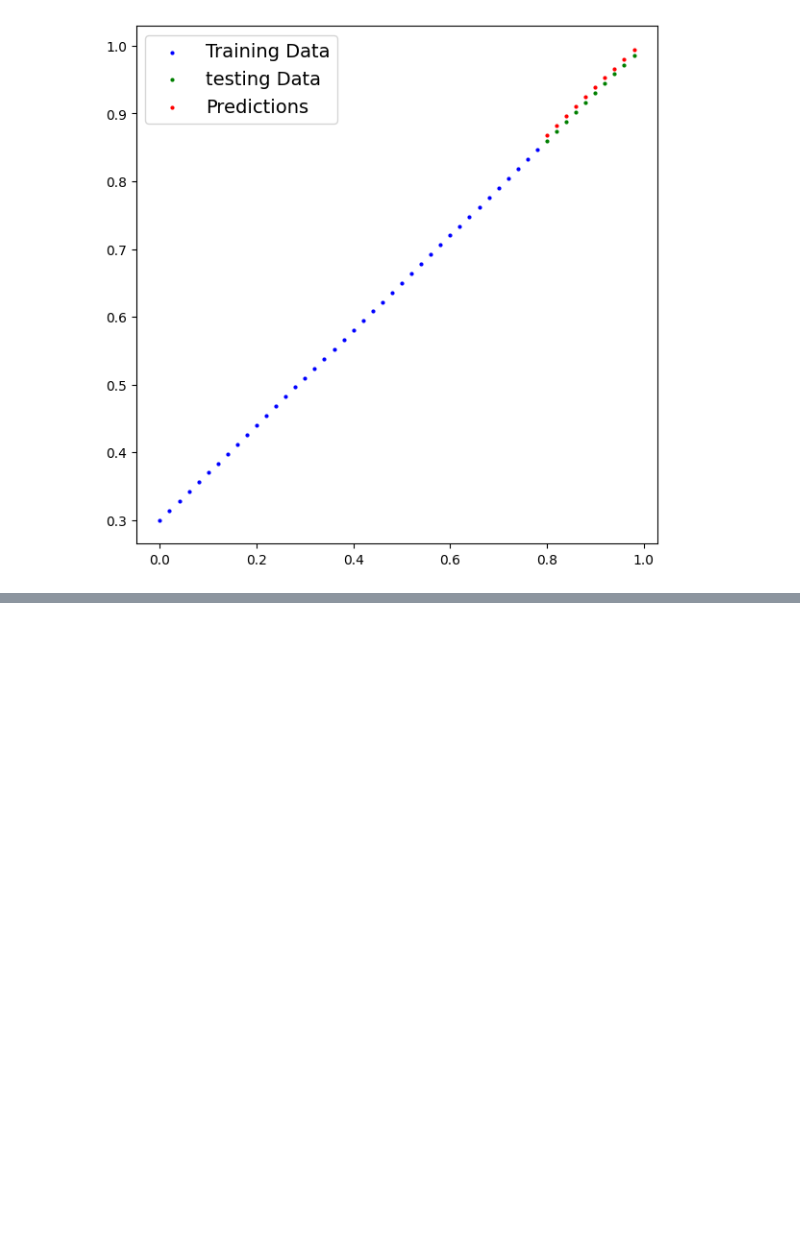
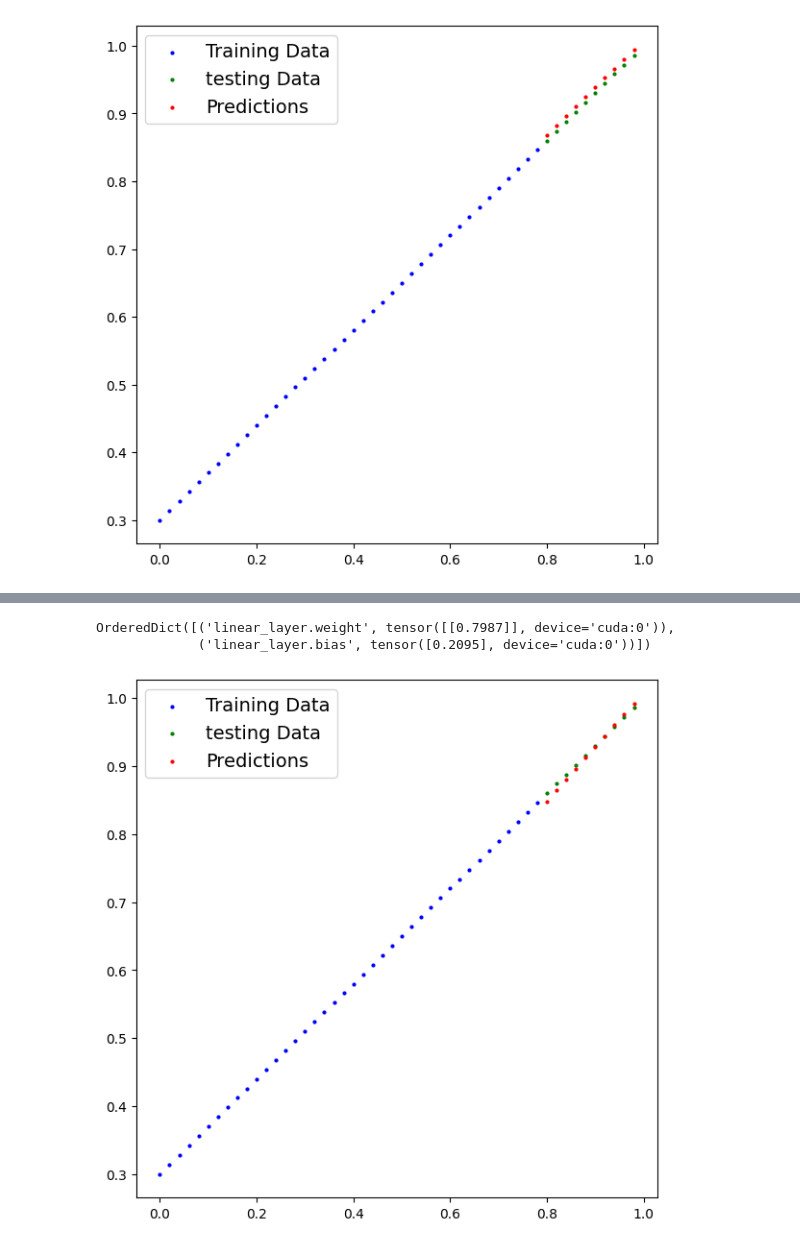
Before and after one commit to dionysus98/l_torch, a Jupyter notebook: 01_torch_workflow.ipynb, the cells around one changed output, grey strips where cells are left out. Saved outputs shown, nothing was run; the diff lists cells and outputs as text; code cells hidden in the pictures; blank space fills up the shorter version.

```diff
--- a/01_torch_workflow.ipynb
+++ b/01_torch_workflow.ipynb
@@ -230,0 +368,17 @@ plot_preds(predictions=y_preds_new)
+# %%
+class LinearRegressionModelV2(nn.Module):
+  def __init__(self):
+    super().__init__()
+    # Use nn.Linear() for params
+    self.linear_layer = nn.Linear(
+        in_features=1, # one input
+        out_features=1 # one output
+        )
+
+  def forward(self, x: torch.Tensor) -> torch.Tensor:
+    # return self.linear_layer.forward(x)
+    return self.linear_layer(x)
+# %%
+torch.manual_seed(42)
+model_1 = LinearRegressionModelV2()
+model_1.state_dict(),
@@ -230,0 +395,5 @@ plot_preds(predictions=y_preds_new)
+# %%
+learning_rate=0.01
+loss_fn = nn.L1Loss()
+optm = torch.optim.SGD(lr=learning_rate,
+                       params=model_1.parameters())
@@ -230,0 +459,15 @@ plot_preds(predictions=y_preds_new)
+# %%
+model_1.state_dict()
+# %% [output]
+OrderedDict([('linear_layer.weight', tensor([[0.7987]], device='cuda:0')),
+             ('linear_layer.bias', tensor([0.2095], device='cuda:0'))])
+# %%
+model_1.eval()
+with torch.inference_mode():
+  y_preds_v1 = model_1(X_test)
+
+y_preds_v1 = np.array(y_preds_v1.cpu().numpy())
+
+plot_preds(predictions=y_preds_v1)
+# %% [output]
+[figure, added]
```
Also changed, not shown: parts of 28 cells of this notebook.
